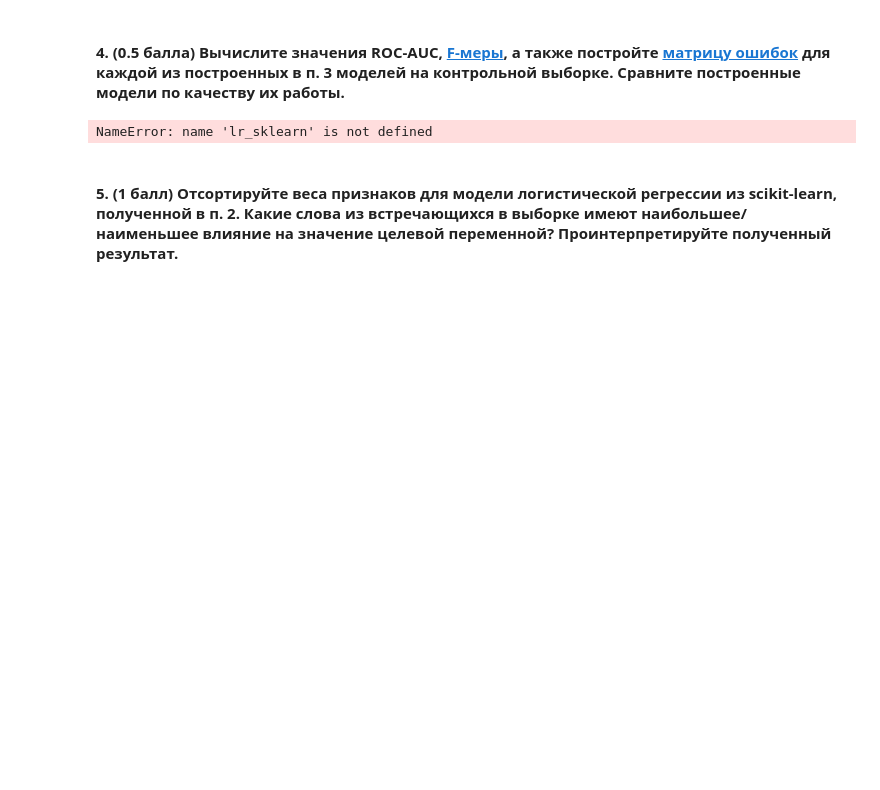
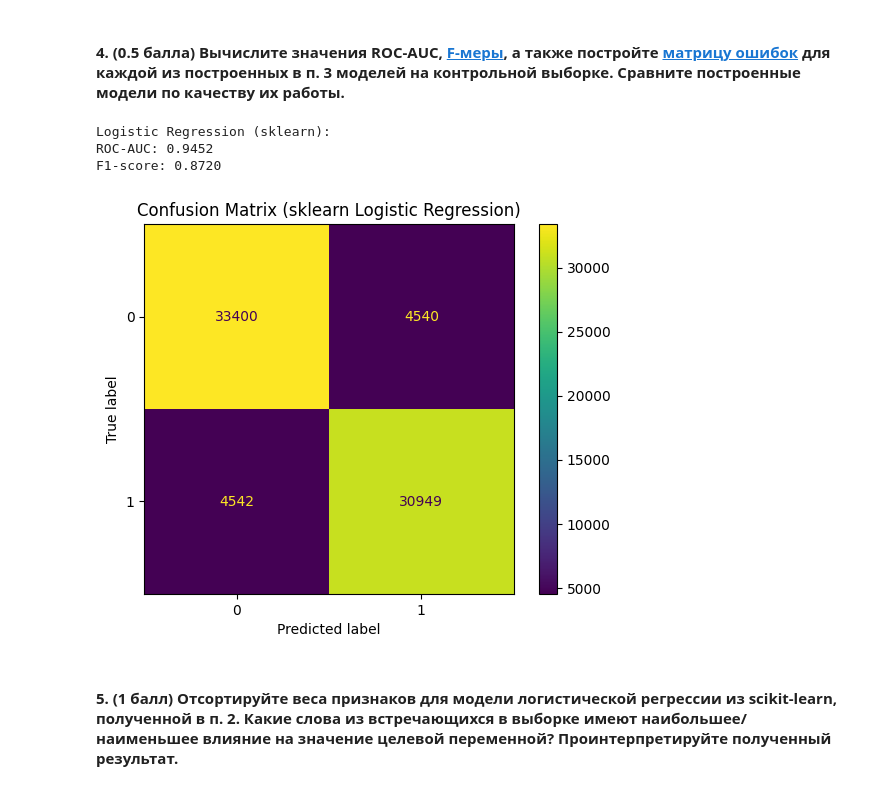
Before and after one commit to raffeekk/ML25, a Jupyter notebook: homework/HW2_GorbunenkoD.ipynb, the cells around one changed output. Drawn from its saved outputs; the diff is of its cells as text; code cells hidden in the pictures; blank space fills up the shorter version.

```diff
--- a/homework/HW2_GorbunenkoD.ipynb
+++ b/homework/HW2_GorbunenkoD.ipynb
@@ -164,0 +178,11 @@ X_test_vectorized = vectorizer.transform(X_test_text)
+# %%
+# Инициализация векторизатора (бинарный режим - только 0/1)
+vectorizer = CountVectorizer(binary=True)
+
+# Обучение на обучающей выборке и преобразование
+X_train_vec = vectorizer.fit_transform(X_train_text)
+X_test_vec = vectorizer.transform(X_test_text)
+
+# Проверка размерности
+print(f"Обучающая выборка после векторизации: {X_train_vec.shape}")
+print(f"Контрольная выборка после векторизации: {X_test_vec.shape}")
@@ -195,0 +196,11 @@ Please also refer to the documentation for alternative solver options:
+# %%
+# Инициализация и обучение модели
+lr_sklearn = LogisticRegression(random_state=42, max_iter=1000)
+lr_sklearn.fit(X_train_vec, y_train)
+
+# Предсказание и оценка
+y_pred_sklearn = lr_sklearn.predict(X_test_vec)
+
+print("Scikit-learn Logistic Regression:")
+print("Accuracy:", accuracy_score(y_test, y_pred_sklearn))
+print(classification_report(y_test, y_pred_sklearn))
@@ -196,17 +218,25 @@ Please also refer to the documentation for alternative solver options:
 # %% [markdown]
 #### 4. (0.5 балла) Вычислите значения ROC-AUC, [F-меры](http://scikit-learn.org/stable/modules/generated/sklearn.metrics.f1_score.html), а также постройте [матрицу ошибок](http://scikit-learn.org/stable/modules/generated/sklearn.metrics.confusion_matrix.html) для каждой из построенных в п. 3 моделей на контрольной выборке. Сравните построенные модели по качеству их работы.
-# %%
-# Your code here
-# Для sklearn модели
-y_pred_sklearn = lr_sklearn.predict(X_test_vectorized)
-y_prob_sklearn = lr_sklearn.predict_proba(X_test_vectorized)[:, 1]
-
-print("\nМетрики для sklearn модели:")
-print(f"ROC-AUC: {roc_auc_score(y_test, y_prob_sklearn):.4f}")
-print(f"F1-score: {f1_score(y_test, y_pred_sklearn):.4f}")
-print("\nМатрица ошибок:")
-print(confusion_matrix(y_test, y_pred_sklearn))
-# %% [output]
-NameError: name 'lr_sklearn' is not defined
+# %%
+# 1. Получаем предсказания модели
+y_pred_prob = lr_sklearn.predict_proba(X_test_vec)[:, 1]  # Вероятности для ROC-AUC
+y_pred = lr_sklearn.predict(X_test_vec)  # Классы для других метрик
+
+# 2. Вычисляем метрики
+print("Logistic Regression (sklearn):")
+print(f"ROC-AUC: {roc_auc_score(y_test, y_pred_prob):.4f}")
+print(f"F1-score: {f1_score(y_test, y_pred):.4f}")
+
+# 3. Матрица ошибок
+cm = confusion_matrix(y_test, y_pred)
+disp = ConfusionMatrixDisplay(cm)
+disp.plot()
+plt.title('Confusion Matrix (sklearn Logistic Regression)')
+plt.show()
+# %% [output]
+Logistic Regression (sklearn):
+ROC-AUC: 0.9452
+F1-score: 0.8720
+[figure, added]
 # %% [markdown]
 #### 5. (1 балл) Отсортируйте веса признаков для модели логистической регрессии из scikit-learn, полученной в п. 2. Какие слова из встречающихся в выборке имеют наибольшее/наименьшее влияние на значение целевой переменной? Проинтерпретируйте полученный результат.
```
Also changed, not shown: parts of 40 cells of this notebook.
